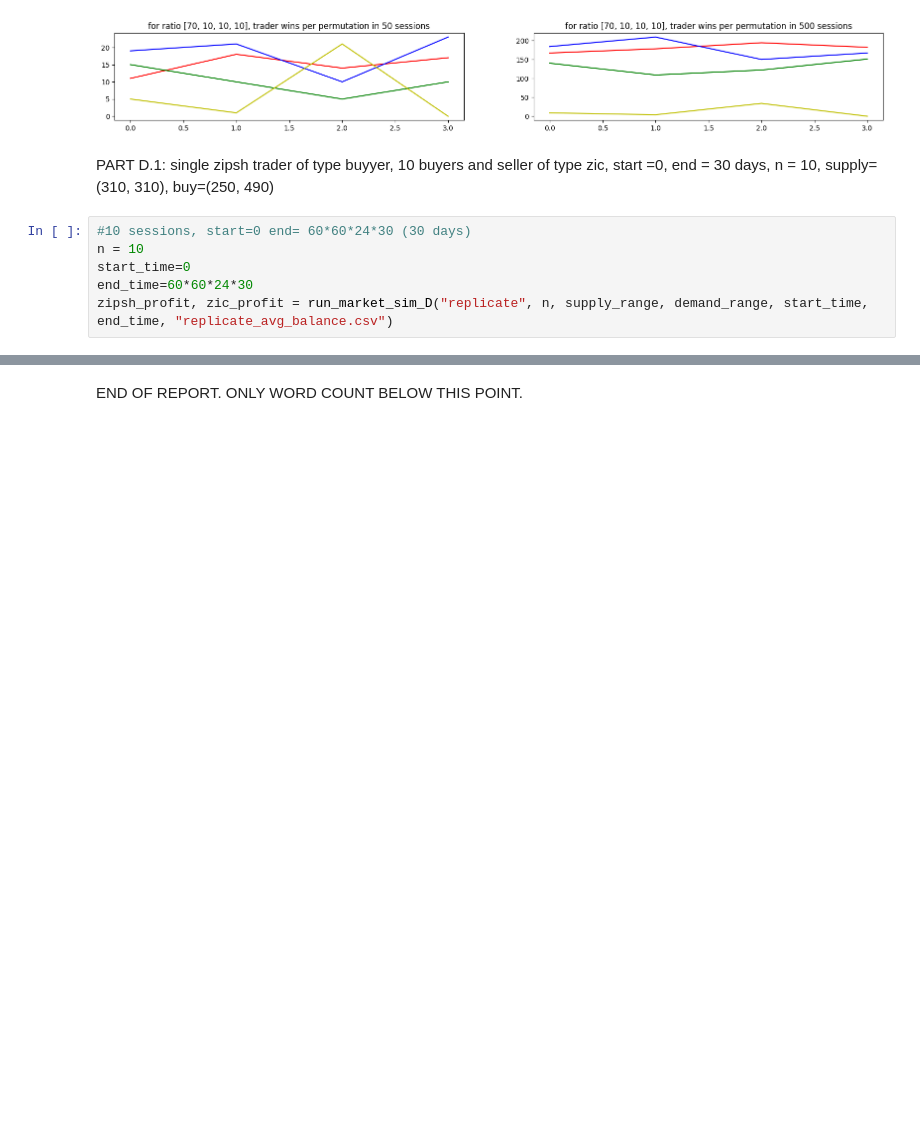
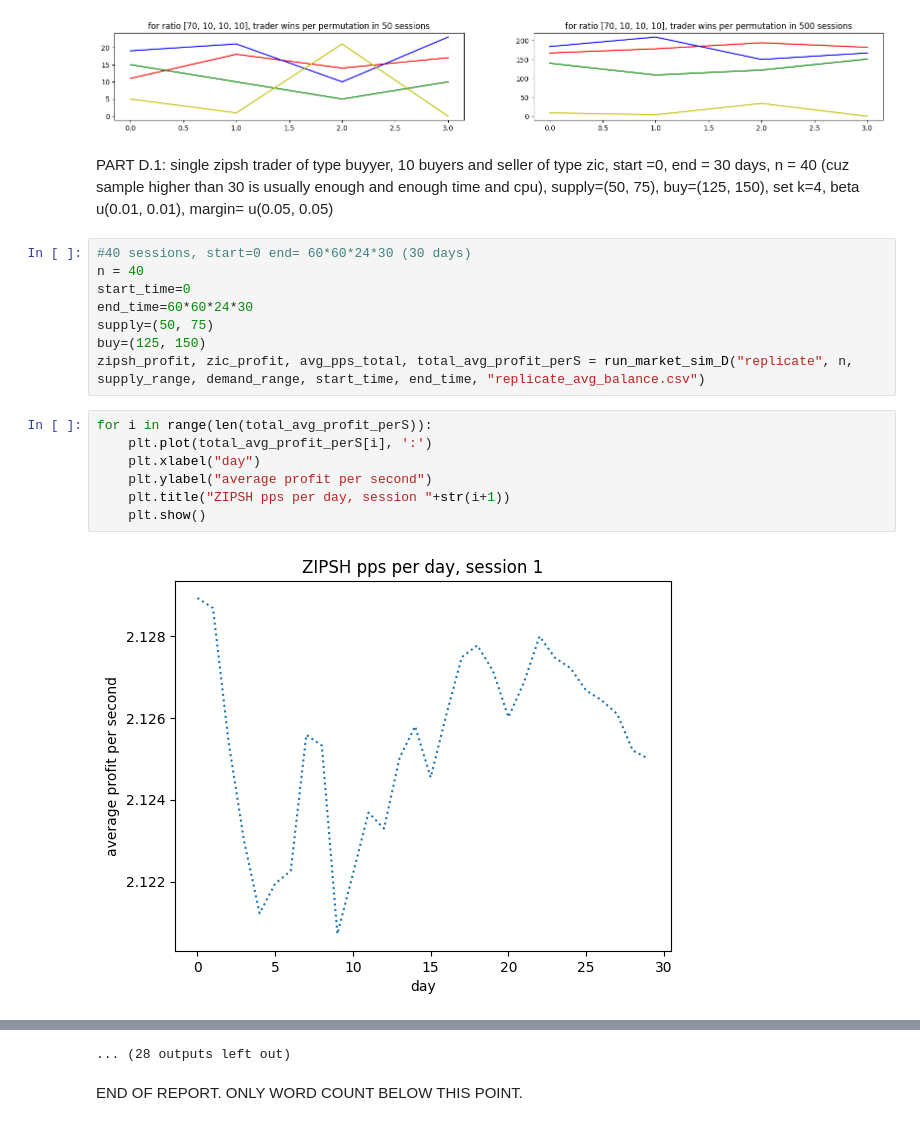
Before and after one commit to RadShiadeh/fintech-CW, a Jupyter notebook: CW-IEFT-template.ipynb, the cells around one changed output, grey strips where cells are left out. Cells and saved outputs as stored; diff of their text form; blank space fills up the shorter version.

```diff
--- a/CW-IEFT-template.ipynb
+++ b/CW-IEFT-template.ipynb
@@ -148,10 +148,21 @@ plot_wins_4(res_4050, t1, res_40500, t1, res_10_50, t2, res_10_500, t2, res_70_5
 [figure]
 # %% [markdown]
 PART D.1:
-single zipsh trader of type buyyer, 10 buyers and seller of type zic, start =0, end = 30 days, n = 10, supply=(310, 310), buy=(250, 490)
+single zipsh trader of type buyyer, 10 buyers and seller of type zic, start =0, end = 30 days, n = 40 (cuz sample higher than 30 is usually enough and enough time and cpu), supply=(50, 75), buy=(125, 150), set k=4, beta u(0.01, 0.01), margin= u(0.05, 0.05)
 # %%
-#10 sessions, start=0 end= 60*60*24*30 (30 days)
-n = 10
+#40 sessions, start=0 end= 60*60*24*30 (30 days)
+n = 40
 start_time=0
 end_time=60*60*24*30
-zipsh_profit, zic_profit = run_market_sim_D("replicate", n, supply_range, demand_range, start_time, end_time, "replicate_avg_balance.csv")
+supply=(50, 75)
+buy=(125, 150)
+zipsh_profit, zic_profit, avg_pps_total, total_avg_profit_perS = run_market_sim_D("replicate", n, supply_range, demand_range, start_time, end_time, "replicate_avg_balance.csv")
+# %%
+for i in range(len(total_avg_profit_perS)):
+    plt.plot(total_avg_profit_perS[i], ':')
+    plt.xlabel("day")
+    plt.ylabel("average profit per second")
+    plt.title("ZIPSH pps per day, session "+str(i+1))
+    plt.show()
+# %% [output]
+[figure, added]
@@ -158,3 +180,4 @@ zipsh_profit, zic_profit = run_market_sim_D("replicate", n, supply_range, demand
+... (28 outputs left out)
 # %% [markdown]
 END OF REPORT. ONLY WORD COUNT BELOW THIS POINT.
 # %%
```
Also changed, not shown: parts of 3 cells of this notebook, 7 other files.
